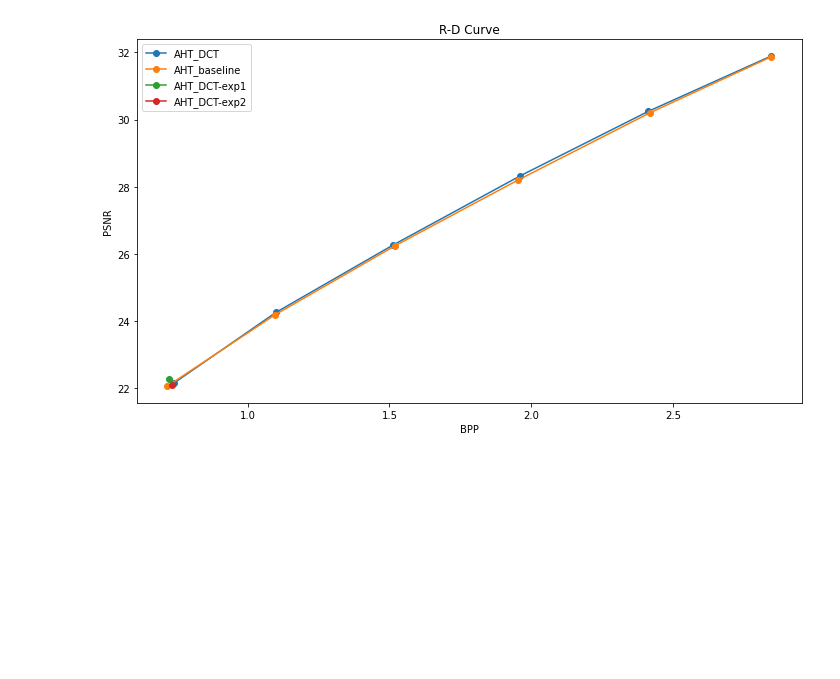
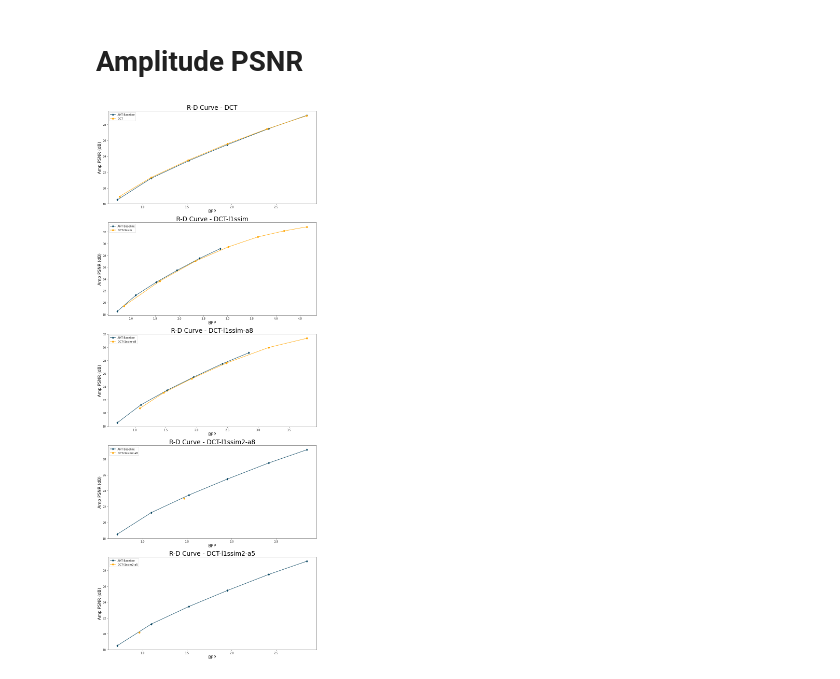
Before and after one commit to zb-umkc/PACT, a Jupyter notebook: analysis.ipynb, the cells around one changed output. Saved outputs shown, nothing was run; the diff lists cells and outputs as text; code cells hidden in the pictures; blank space fills up the shorter version.

Commit message:
Add L1-SSIM loss and Amp/Phase metrics

```diff
--- a/analysis.ipynb
+++ b/analysis.ipynb
@@ -26,0 +98,23 @@ results_df.head(20)
+# %%
+fig, ax = plt.subplots(figsize=(16, 10))
+
+for i, model in enumerate(rd_data.keys()):
+    bpp = rd_data[model]["bpp"]
+    psnr = rd_data[model]["psnr"]
+    ax.plot(
+        bpp,
+        psnr,
+        label=model,
+        marker=rd_data[model]["marker"],
+        linestyle=rd_data[model]["linestyle"],
+        color=rd_data[model]["color"],
+    )
+
+ax.set_xlabel("BPP", fontsize=16)
+ax.set_ylabel("PSNR", fontsize=16)
+ax.set_title("R-D Curve", fontsize=24)
+plt.text(.9, 28.5, "ELIC-DCT\nParams: 33.01 million\nTotal kMACs/pixel: 44.30", fontsize=16, color='black')
+plt.text(2.57, 26, "AHT\nParams: 3.50 million\nTotal kMACs/pixel: 25.42", fontsize=16, color='black')
+ax.legend(fontsize=14)
+plt.tight_layout()
+plt.show()
@@ -27,16 +123,20 @@ results_df.head(20)
+# %% [markdown]
+# Amplitude PSNR
 # %%
-fig, ax = plt.subplots(figsize=(10, 6))
+models = ["DCT", "DCT-l1ssim", "DCT-l1ssim-a8", "DCT-l1ssim2-a8", "DCT-l1ssim2-a5"]
+fig, ax = plt.subplots(len(models), 1, figsize=(12, len(models)*6))
 
-models = ["AHT_DCT", "AHT_baseline", "AHT_DCT-exp1", "AHT_DCT-exp2"]
-for model in models:
-    model_data = results_df[results_df["model"] == model]
-    ax.plot(model_data["bpp_loss"], model_data["psnr"], label=model, marker='o')
+for i, model in enumerate(models):
+    baseline_data = results_df[results_df["model"] == "baseline"]
+    exp_data = results_df[results_df["model"] == model]
+    ax[i].plot(baseline_data["bpp"], baseline_data["psnr_amp"], label="AHT Baseline", marker="d", color="#003f5c")
+    ax[i].plot(exp_data["bpp"], exp_data["psnr_amp"], label=model, marker="o", color="#ffa600")
+    ax[i].set_xlabel("BPP", fontsize=16)
+    ax[i].set_ylabel("Amp PSNR (dB)", fontsize=16)
+    ax[i].set_title(f"R-D Curve - {model}", fontsize=24)
+    ax[i].legend()
 
-ax.set_xlabel("BPP")
-ax.set_ylabel("PSNR")
-ax.set_title("R-D Curve")
-ax.legend()
 plt.tight_layout()
 plt.show()
 # %% [output]
-[figure, old version]
+[figure, new version]
```
Also changed, not shown: parts of 17 cells of this notebook, 12 other files.
